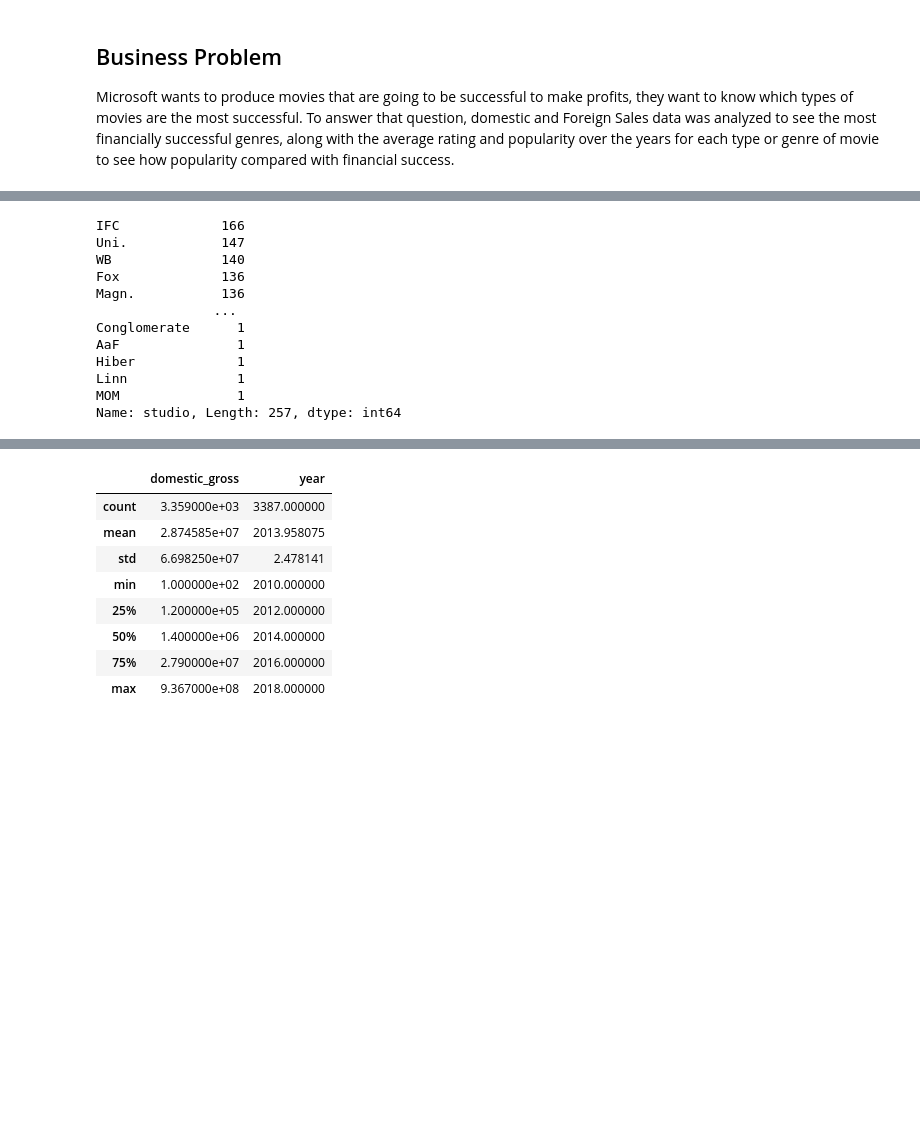
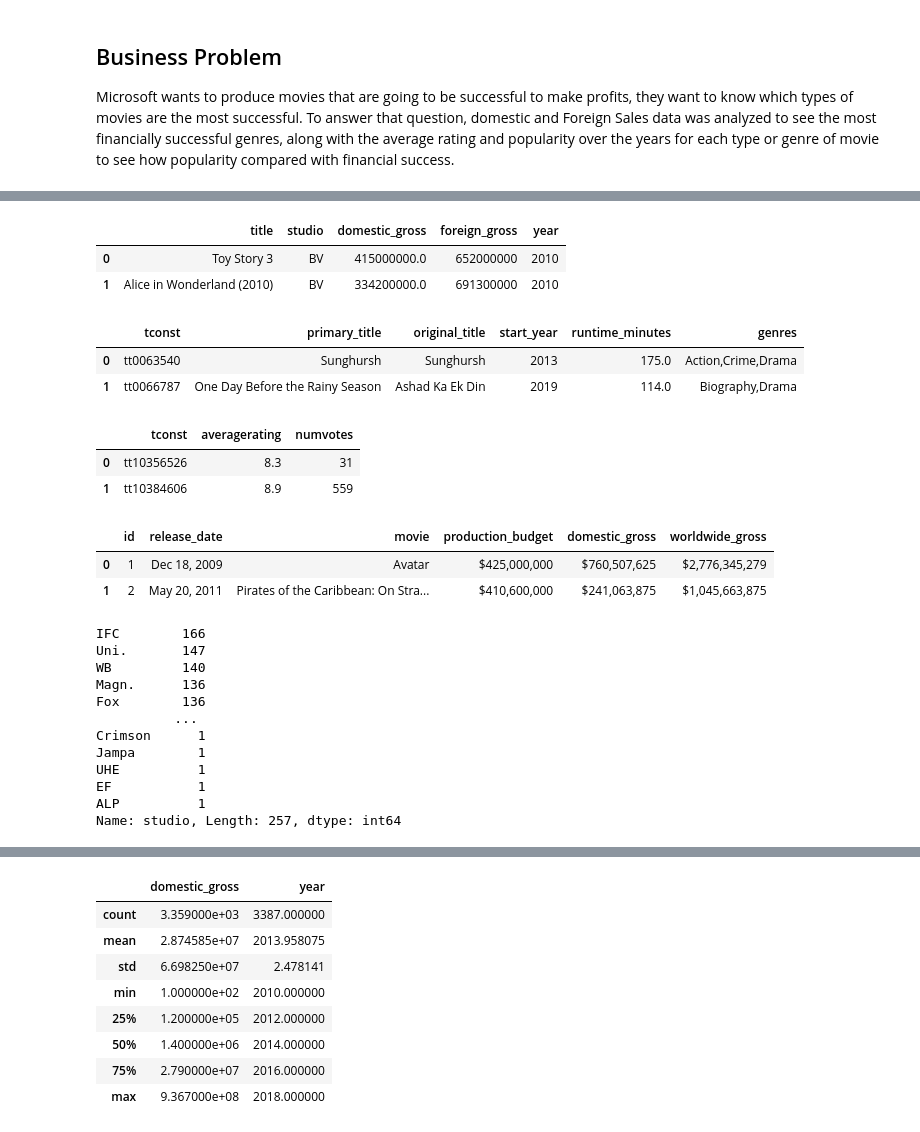
Before and after one commit to Bijal05/phase2_project, a Jupyter notebook: microsoft_movie_analysis.ipynb, the cells around one changed output, grey strips where cells are left out. Drawn from its saved outputs; the diff is of its cells as text; code cells hidden in the pictures; blank space fills up the shorter version.

```diff
--- a/microsoft_movie_analysis.ipynb
+++ b/microsoft_movie_analysis.ipynb
@@ -20,9 +33,23 @@ import matplotlib.pyplot as plt
 %matplotlib inline
 # %%
-df1=pd.read_csv('zippedData/bom.movie_gross.csv.gz')
-df4=pd.read_csv('zippedData/imdb.title.basics.csv.gz', dtype=str)
-#df4=pd.read_csv('zippedData/imdb.title.basics.csv.gz')
-splitdf4=pd.read_csv('zippedData/imdb.title.basics.csv.gz', dtype=str)
-#df7=pd.read_csv('zippedData/imdb.title.ratings.csv.gz',dtype=str)
-df7=pd.read_csv('zippedData/imdb.title.ratings.csv.gz')
-df9=pd.read_csv('zippedData/tn.movie_budgets.csv.gz')
+#df1=gross_df
+#df4=basics_df
+#df7=rating_df
+#df9=budgets_df
+#new_df=splitted_basics_df
+
+#df1=pd.read_csv('zippedData/bom.movie_gross.csv.gz')
+#df4=pd.read_csv('zippedData/imdb.title.basics.csv.gz', dtype=str)
+    #df4=pd.read_csv('zippedData/imdb.title.basics.csv.gz')
+#splitdf4=pd.read_csv('zippedData/imdb.title.basics.csv.gz', dtype=str)
+    #df7=pd.read_csv('zippedData/imdb.title.ratings.csv.gz',dtype=str)
+#df7=pd.read_csv('zippedData/imdb.title.ratings.csv.gz')
+#df9=pd.read_csv('zippedData/tn.movie_budgets.csv.gz')
+
+gross_df=pd.read_csv('zippedData/bom.movie_gross.csv.gz')
+basics_df=pd.read_csv('zippedData/imdb.title.basics.csv.gz', dtype=str)
+#basics_df=pd.read_csv('zippedData/imdb.title.basics.csv.gz')
+split_basics_df=pd.read_csv('zippedData/imdb.title.basics.csv.gz', dtype=str)
+#rating_df=pd.read_csv('zippedData/imdb.title.ratings.csv.gz',dtype=str)
+rating_df=pd.read_csv('zippedData/imdb.title.ratings.csv.gz')
+budgets_df=pd.read_csv('zippedData/tn.movie_budgets.csv.gz')
@@ -38,15 +155,39 @@ df1.head()
+# %%
+gross_df.head(2)
+# %% [output]
+|  | title | studio | domestic_gross | foreign_gross | year |
+| 0 | Toy Story 3 | BV | 415000000.0 | 652000000 | 2010 |
+| 1 | Alice in Wonderland (2010) | BV | 334200000.0 | 691300000 | 2010 |
+# %%
+basics_df.head(2)
+# %% [output]
+|  | tconst | primary_title | original_title | start_year | runtime_minutes | genres |
+| 0 | tt0063540 | Sunghursh | Sunghursh | 2013 | 175.0 | Action,Crime,Drama |
+| 1 | tt0066787 | One Day Before the Rainy Season | Ashad Ka Ek Din | 2019 | 114.0 | Biography,Drama |
+# %%
+rating_df.head(2)
+# %% [output]
+|  | tconst | averagerating | numvotes |
+| 0 | tt10356526 | 8.3 | 31 |
+| 1 | tt10384606 | 8.9 | 559 |
+# %%
+budgets_df.head(2)
+# %% [output]
+|  | id | release_date | movie | production_budget | domestic_gross | worldwide_gross |
+| 0 | 1 | Dec 18, 2009 | Avatar | $425,000,000 | $760,507,625 | $2,776,345,279 |
+| 1 | 2 | May 20, 2011 | Pirates of the Caribbean: On Stra... | $410,600,000 | $241,063,875 | $1,045,663,875 |
 # %%
-df1['studio'].value_counts()
+gross_df['studio'].value_counts()
 # %% [output]
-IFC             166
-Uni.            147
-WB              140
-Fox             136
-Magn.           136
-               ...
-Conglomerate      1
-AaF               1
-Hiber             1
-Linn              1
-MOM               1
+IFC        166
+Uni.       147
+WB         140
+Magn.      136
+Fox        136
+          ...
+Crimson      1
+Jampa        1
+UHE          1
+EF           1
+ALP          1
 Name: studio, Length: 257, dtype: int64
```
Also changed, not shown: parts of 51 cells of this notebook.
